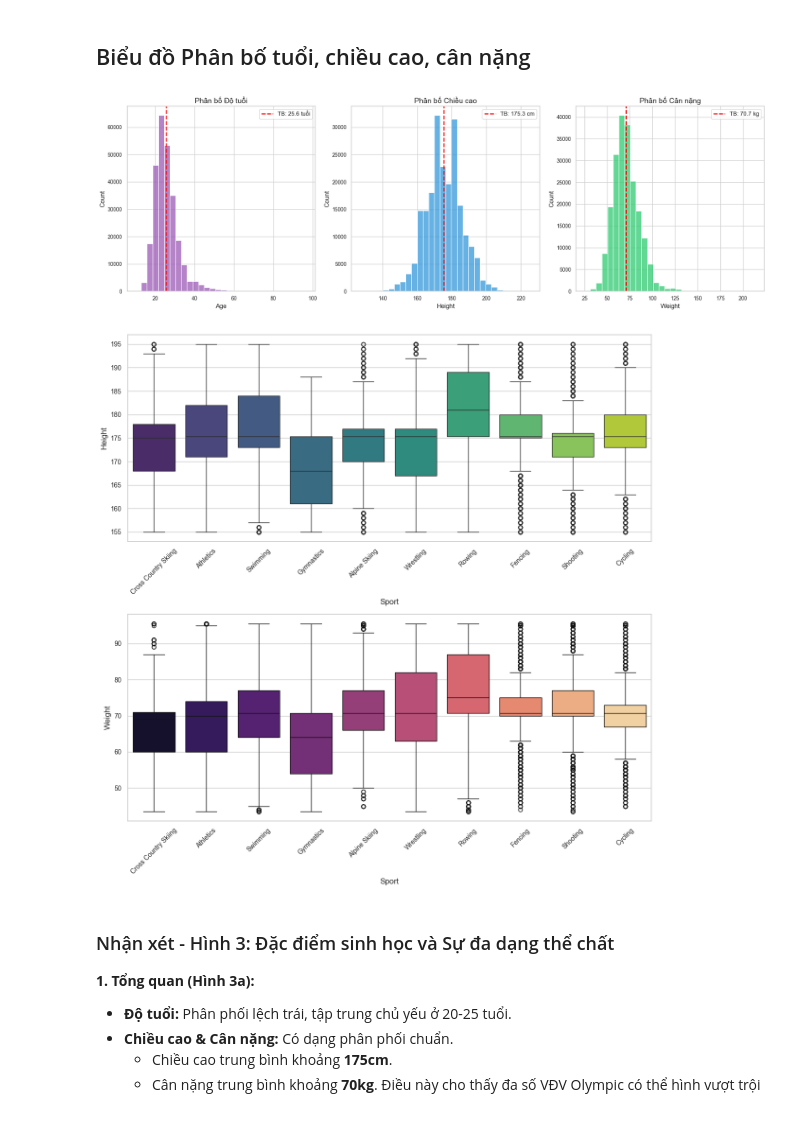
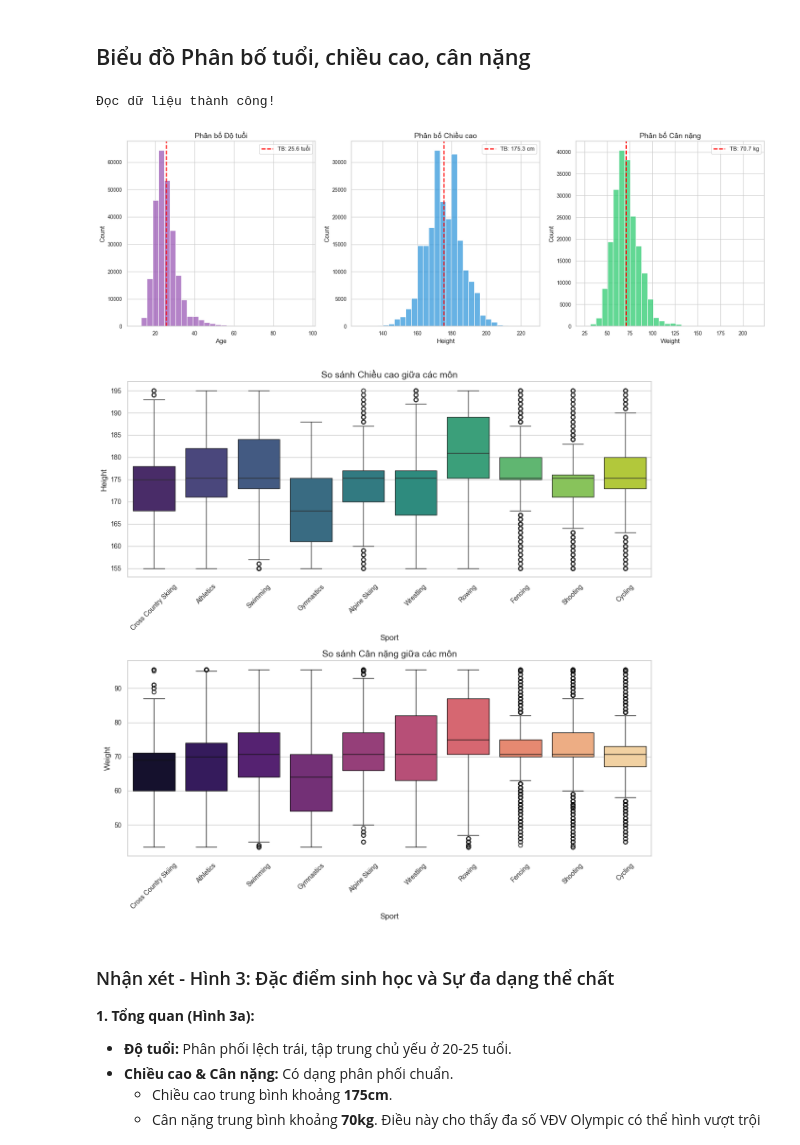
Before and after one commit to quocanhug/Olympic_Analysis_Project, a Jupyter notebook: mathloblit.ipynb, the cells around one changed output. Cells and saved outputs as stored; diff of their text form; code cells hidden in the pictures.

Commit message:
Thêm so sánh dữ liệu thô và sửa lỗi thư viện Streamlit

```diff
--- a/mathloblit.ipynb
+++ b/mathloblit.ipynb
@@ -40,0 +65,17 @@ Tải thành công! Kích thước dữ liệu: 269731 dòng, 15 cột.
+# %%
+# Đường dẫn file dữ liệu
+FILE_PATH = 'data/athlete_events.csv'
+
+print(f">>> Đang đọc dữ liệu từ: {FILE_PATH}")
+df = load_data(FILE_PATH)
+
+if df is not None:
+    df = clean_data(df)
+
+    print("-" * 30)
+    print(f"✅ Dữ liệu đã sẵn sàng!")
+    print(f"Kích thước: {df.shape[0]} dòng, {df.shape[1]} cột")
+    print("-" * 30)
+    display(df.head())
+else:
+    print("❌ Lỗi: Không tìm thấy file dữ liệu. Hãy kiểm tra lại đường dẫn!")
@@ -67,14 +123,27 @@ viz.plot_top_medals(df)
 # %% [markdown]
 ## Biểu đồ Phân bố tuổi, chiều cao, cân nặng
 # %%
-# Biểu đồ 3a: Phân bố thể chất chung (Tuổi, Chiều cao, Cân nặng)
-viz.plot_physical_distribution(df_goc)
+df_raw = load_data(FILE_PATH)
+
+if df_raw is not None:
+    cols = ['Age', 'Height', 'Weight']
+    for col in cols:
+        df_raw[col] = pd.to_numeric(df_raw[col], errors='coerce')
+    # Biểu đồ này sẽ cho thấy các cột dữ liệu trải dài hơn (do còn các giá trị ngoại lai)
+    fig_raw = viz.plot_physical_distribution(df_raw)
+
+    if fig_raw:
+        plt.show(fig_raw)
+else:
+    print("Không tải được dữ liệu gốc.")
 
 # Biểu đồ 3b: So sánh thể chất giữa các môn thể thao
-viz.plot_physical_comparison_by_sport(df)
+fig3b = viz.plot_physical_comparison_by_sport(df)
+plt.show(fig3b)
 # %% [output]
+Đọc dữ liệu thành công!
 [figure]
-[figure, old version]
+[figure, new version]
 # %% [markdown]
 ### Nhận xét - Hình 3: Đặc điểm sinh học và Sự đa dạng thể chất
 **1. Tổng quan (Hình 3a):**
```
Also changed, not shown: parts of 11 cells of this notebook.
